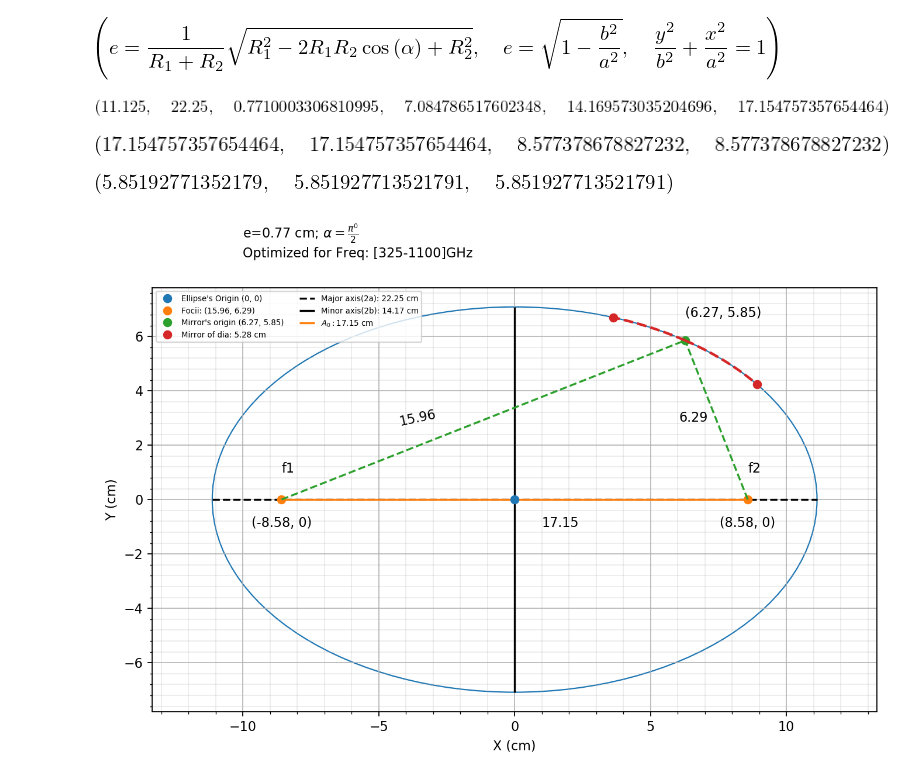
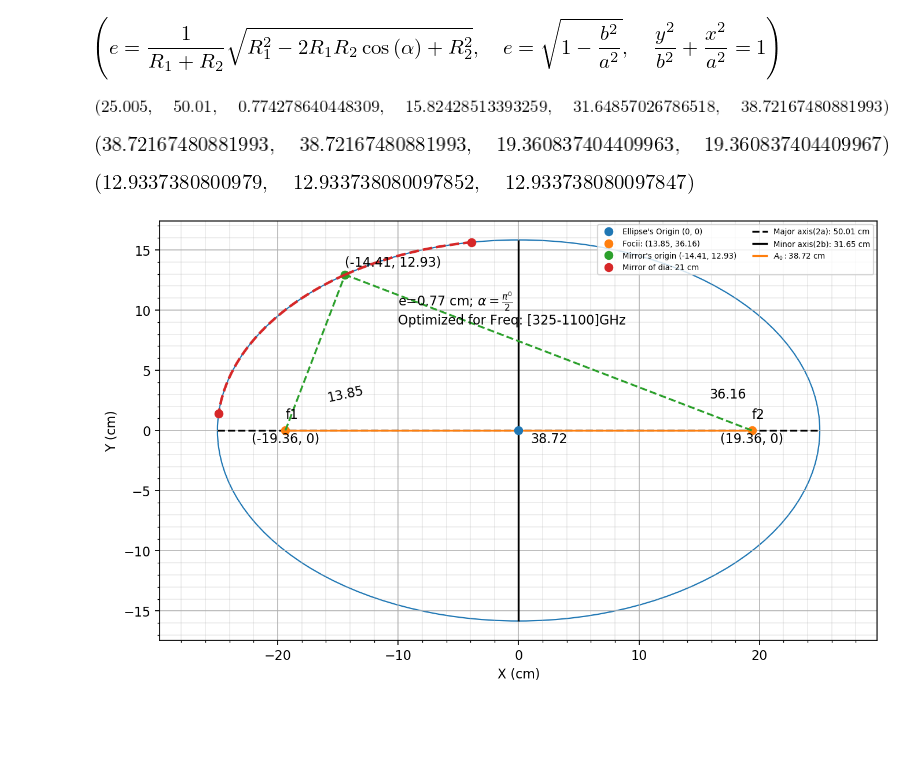
Before and after one commit to aravindhnivas/FELion-Spectrum-Analyser, a Jupyter notebook: Simulations/THz/mirror.ipynb, the cells around one changed output. Saved outputs shown, nothing was run; the diff lists cells and outputs as text; code cells hidden in the pictures; blank space fills up the shorter version.

```diff
--- a/Simulations/THz/mirror.ipynb
+++ b/Simulations/THz/mirror.ipynb
@@ -23,28 +23,28 @@ eq_e1, eq_e2, eq_ells
 # %% [output]
 [figure]
 # %%
-f1 = 15.96
-f2 = 6.29
+f1 = 13.85
+f2 = 36.16
 angle = pi / 2
-dia = 5.28
+dia = 21
 
 temp_a = float((f1 + f2) / 2)
 temp_e = float(eq_e1.subs({R1: f1, R2: f2, alpha: angle}).evalf().rhs)
 temp_b = float(solveset(eq_e2.subs({a: (f1 + f2) / 2, e: temp_e}), b).args[-1])
 temp_A0 = 2 * temp_e * temp_a
 
 temp_a, temp_a*2, temp_e, temp_b, temp_b*2, temp_A0
 # %% [output]
-[figure, old version]
+[figure, new version]
 # %%
 temp_A0, np.sqrt(f1**2+f2**2), temp_A0/2, np.sqrt(temp_a**2-temp_b**2)
 # %% [output]
-[figure, old version]
+[figure, new version]
 # %%
 temp_x = (f1 ** 2 - f2 ** 2) / (2 * temp_A0)
 solveset(eq_ells.subs({x: temp_x, a: temp_a, b: temp_b}), y).args[-1], np.sqrt(f1**2-(temp_x+temp_A0/2)**2), np.sqrt(f2**2-(temp_x-temp_A0/2)**2)
 # %% [output]
-[figure, old version]
+[figure, new version]
 # %%
 fig, ax = plt.subplots(figsize=(10, 6), dpi=160)
 
@@ -189,9 +189,9 @@ ax.grid(alpha=0.9, which="major")
 ax.legend(fontsize=6, ncol=2)
 ax.axis('equal')
 
-plt.savefig("./Simulations/Mirror-[325-1100]GHz.pdf")
-plt.savefig("./Simulations/Mirror-[325-1100]GHz.png")
+plt.savefig("./Simulations/Mirror-[60-260]GHz.pdf")
+plt.savefig("./Simulations/Mirror-[60-260]GHz.png")
 
 plt.show()
 # %% [output]
-[figure, old version]
+[figure, new version]
```
Also changed, not shown: parts of 1 cell of this notebook.
